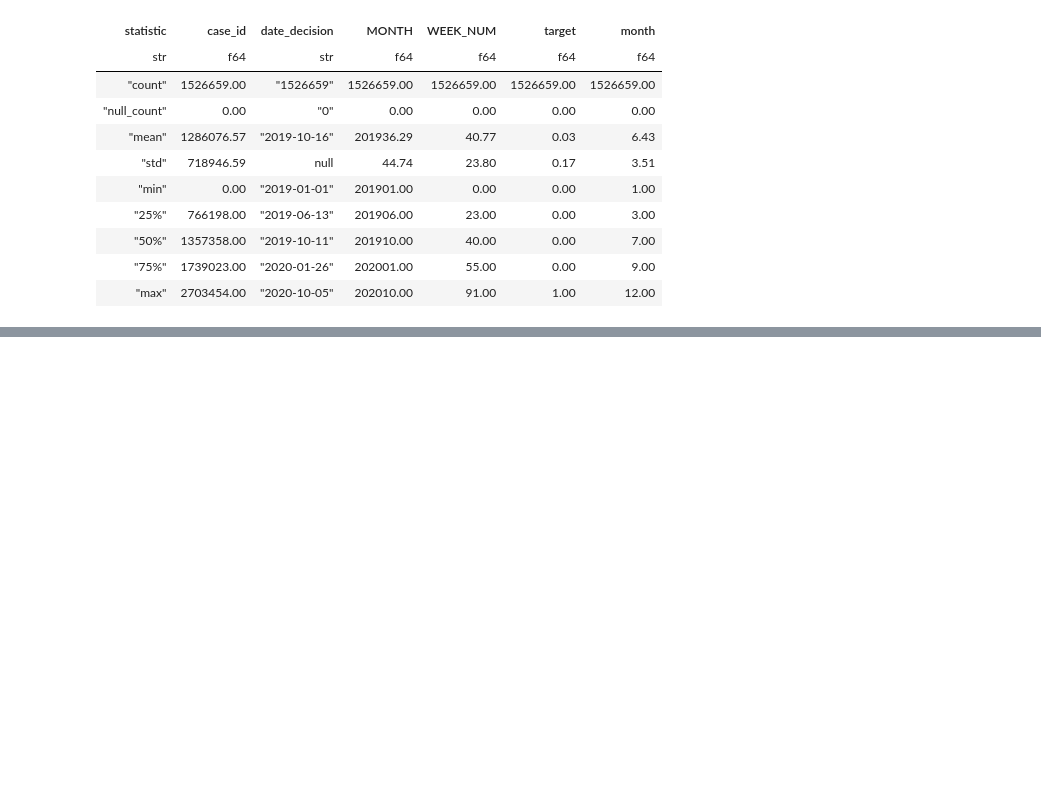
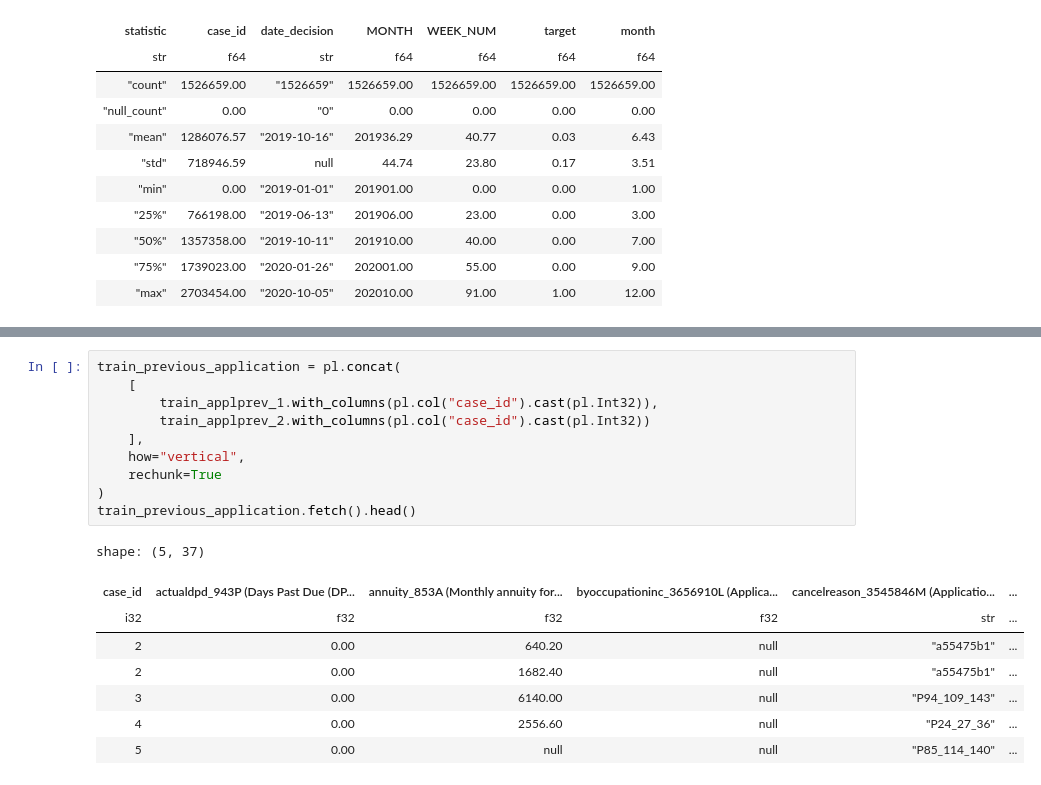
Before and after one commit to h4ck4l1/datasets, a Jupyter notebook: credit_risk/credit_risk.ipynb, the cells around one changed output, grey strips where cells are left out. Drawn from its saved outputs; the diff is of its cells as text; blank space fills up the shorter version.

```diff
--- a/credit_risk/credit_risk.ipynb
+++ b/credit_risk/credit_risk.ipynb
@@ -196,0 +240,19 @@ shape: (500, 6)
+# %%
+train_previous_application = pl.concat(
+    [
+        train_applprev_1.with_columns(pl.col("case_id").cast(pl.Int32)),
+        train_applprev_2.with_columns(pl.col("case_id").cast(pl.Int32))
+    ],
+    how="vertical",
+    rechunk=True
+)
+train_previous_application.fetch().head()
+# %% [output]
+shape: (5, 37)
+| case_id | actualdpd_943P (Days Past Due (DP... | annuity_853A (Monthly annuity for... | byoccupationinc_3656910L (Applica... | cancelreason_3545846M (Applicatio... | ... |
+| i32 | f32 | f32 | f32 | str | ... |
+| 2 | 0.00 | 640.20 | null | "a55475b1" | ... |
+| 2 | 0.00 | 1682.40 | null | "a55475b1" | ... |
+| 3 | 0.00 | 6140.00 | null | "P94_109_143" | ... |
+| 4 | 0.00 | 2556.60 | null | "P24_27_36" | ... |
+| 5 | 0.00 | null | null | "P85_114_140" | ... |
```
Also changed, not shown: parts of 37 cells of this notebook.
